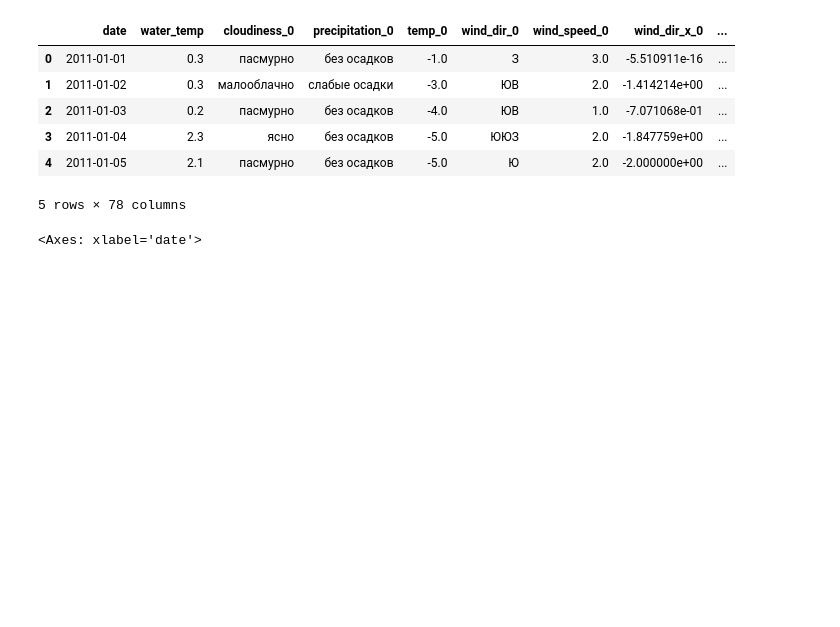
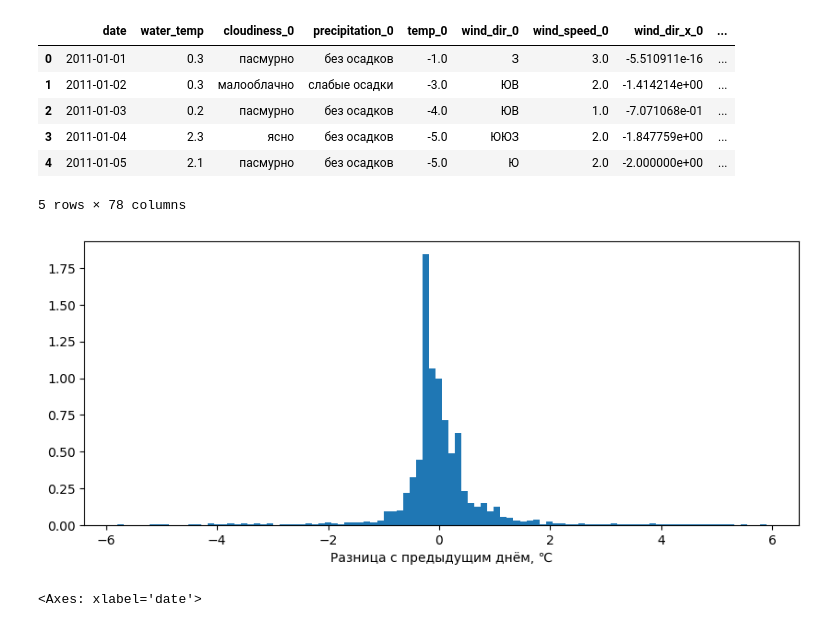
Before and after one commit to kotoskar/water-temp-prediction, a Jupyter notebook: analysing/analysing.ipynb, the cells around one changed output. Drawn from its saved outputs; the diff is of its cells as text; code cells hidden in the pictures; blank space fills up the shorter version.

```diff
--- a/analysing/analysing.ipynb
+++ b/analysing/analysing.ipynb
@@ -35,6 +35,15 @@ df.head()
 | 3 | 2011-01-04 | 2.3 | ясно | без осадков | -5.0 | ЮЮЗ | 2.0 | -1.847759e+00 | ... |
 | 4 | 2011-01-05 | 2.1 | пасмурно | без осадков | -5.0 | Ю | 2.0 | -2.000000e+00 | ... |
 5 rows × 78 columns
+# %%
+delta = df.iloc[1:]['water_temp'] - df.iloc[:-1]['water_temp'].values
+# %%
+plt.figure(figsize=(10, 4))
+plt.hist(delta, 100, density=True)
+plt.xlabel("Разница с предыдущим днём, ℃")
+plt.show()
+# %% [output]
+[figure, added]
 # %%
 cloudiness_rate = {
     'ясно': 0,
```
Also changed, not shown: parts of 11 cells of this notebook, 5 other files.
